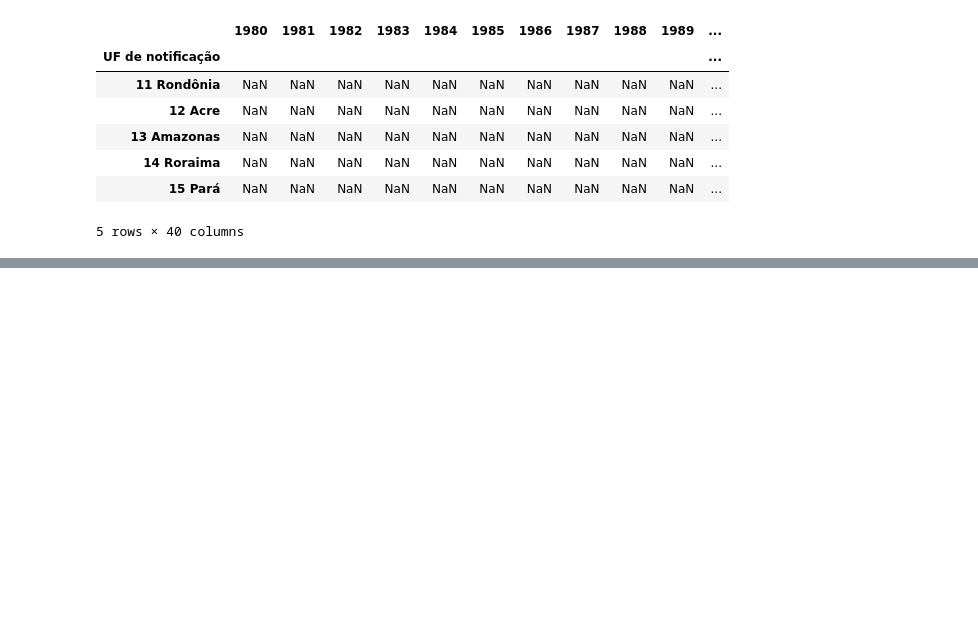
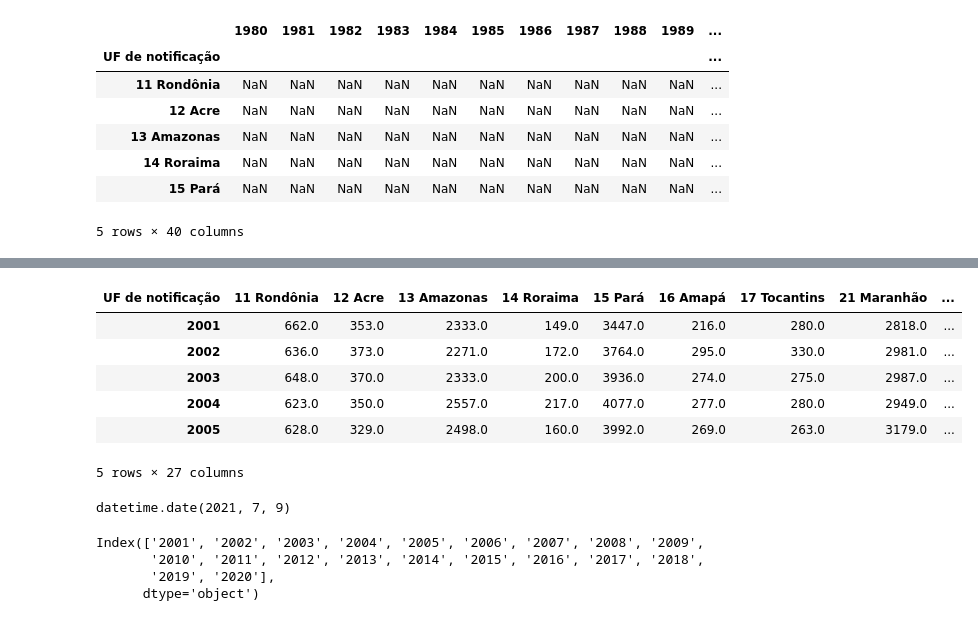
Before and after one commit to daviramalho/2021-P02-Imuniza_Ce, a Jupyter notebook: notebooks/2.0-dra-data-preparation.ipynb, the cells around one changed output, grey strips where cells are left out. Drawn from its saved outputs; the diff is of its cells as text; code cells hidden in the pictures; blank space fills up the shorter version.

```diff
--- a/notebooks/2.0-dra-initial-data-exploration.ipynb
+++ b/notebooks/2.0-dra-data-preparation.ipynb
@@ -170,0 +194,22 @@ dados_tuberculose.loc['23 Ceará'].plot(figsize=(10, 6))
+# %%
+usaveis_por_ano = usaveis_tuberculose.T
+usaveis_por_ano.head()
+# %% [output]
+| UF de notificação | 11 Rondônia | 12 Acre | 13 Amazonas | 14 Roraima | 15 Pará | 16 Amapá | 17 Tocantins | 21 Maranhão | ... |
+| 2001 | 662.0 | 353.0 | 2333.0 | 149.0 | 3447.0 | 216.0 | 280.0 | 2818.0 | ... |
+| 2002 | 636.0 | 373.0 | 2271.0 | 172.0 | 3764.0 | 295.0 | 330.0 | 2981.0 | ... |
+| 2003 | 648.0 | 370.0 | 2333.0 | 200.0 | 3936.0 | 274.0 | 275.0 | 2987.0 | ... |
+| 2004 | 623.0 | 350.0 | 2557.0 | 217.0 | 4077.0 | 277.0 | 280.0 | 2949.0 | ... |
+| 2005 | 628.0 | 329.0 | 2498.0 | 160.0 | 3992.0 | 269.0 | 263.0 | 3179.0 | ... |
+5 rows × 27 columns
+# %%
+date.today()
+# %% [output]
+datetime.date(2021, 7, 9)
+# %%
+usaveis_por_ano.index
+# %% [output]
+Index(['2001', '2002', '2003', '2004', '2005', '2006', '2007', '2008', '2009',
+       '2010', '2011', '2012', '2013', '2014', '2015', '2016', '2017', '2018',
+       '2019', '2020'],
+      dtype='object')
```
Also changed, not shown: parts of 12 cells of this notebook, 2 other files.
